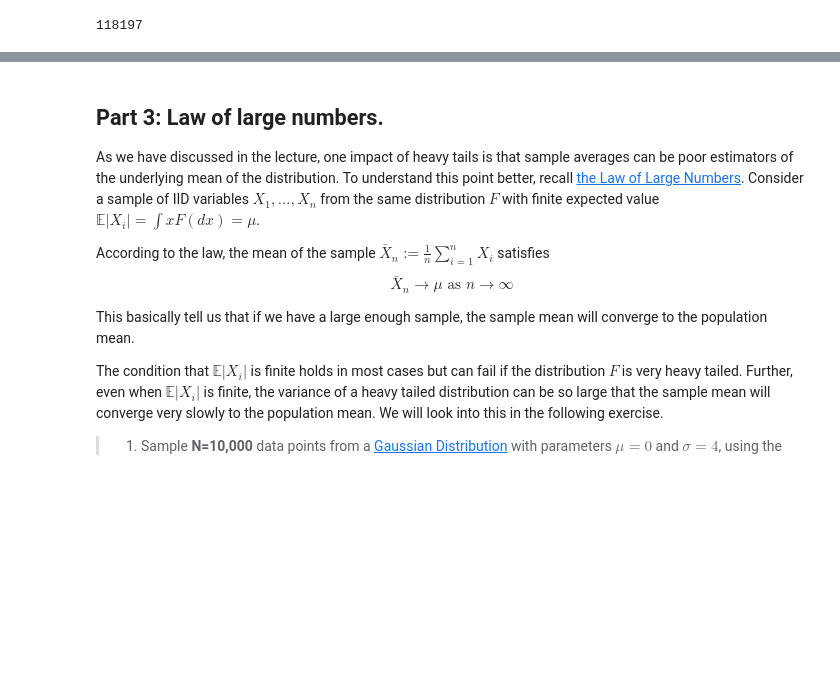
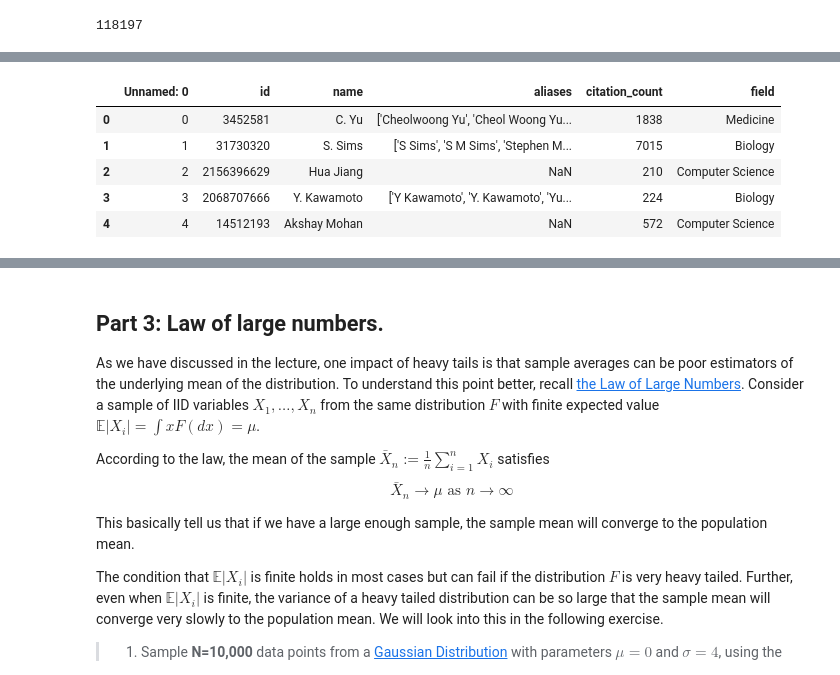
Before and after one commit to kriskruse/02467-CSS---Assignment1, a Jupyter notebook: Assignment1.ipynb, the cells around one changed output, grey strips where cells are left out. Saved outputs shown, nothing was run; the diff lists cells and outputs as text; code cells hidden in the pictures; blank space fills up the shorter version.

```diff
--- a/Assignment1.ipynb
+++ b/Assignment1.ipynb
@@ -334,0 +347,9 @@ errors = make_author_requests(ids, start_index=80_000, end_index=120_000)
+# %%
+df_authors.head()
+# %% [output]
+|  | Unnamed: 0 | id | name | aliases | citation_count | field |
+| 0 | 0 | 3452581 | C. Yu | ['Cheolwoong Yu', 'Cheol Woong Yu... | 1838 | Medicine |
+| 1 | 1 | 31730320 | S. Sims | ['S Sims', 'S M Sims', 'Stephen M... | 7015 | Biology |
+| 2 | 2 | 2156396629 | Hua Jiang | NaN | 210 | Computer Science |
+| 3 | 3 | 2068707666 | Y. Kawamoto | ['Y Kawamoto', 'Y. Kawamoto', 'Yu... | 224 | Biology |
+| 4 | 4 | 14512193 | Akshay Mohan | NaN | 572 | Computer Science |
```
Also changed, not shown: parts of 9 cells of this notebook.
